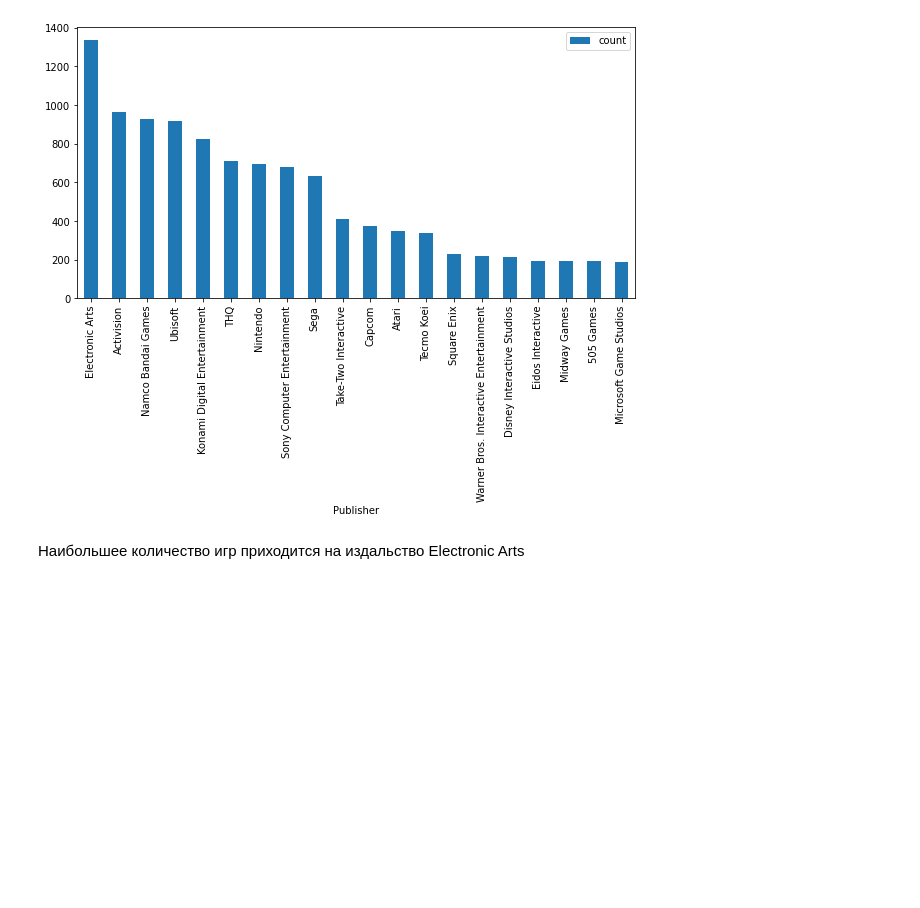
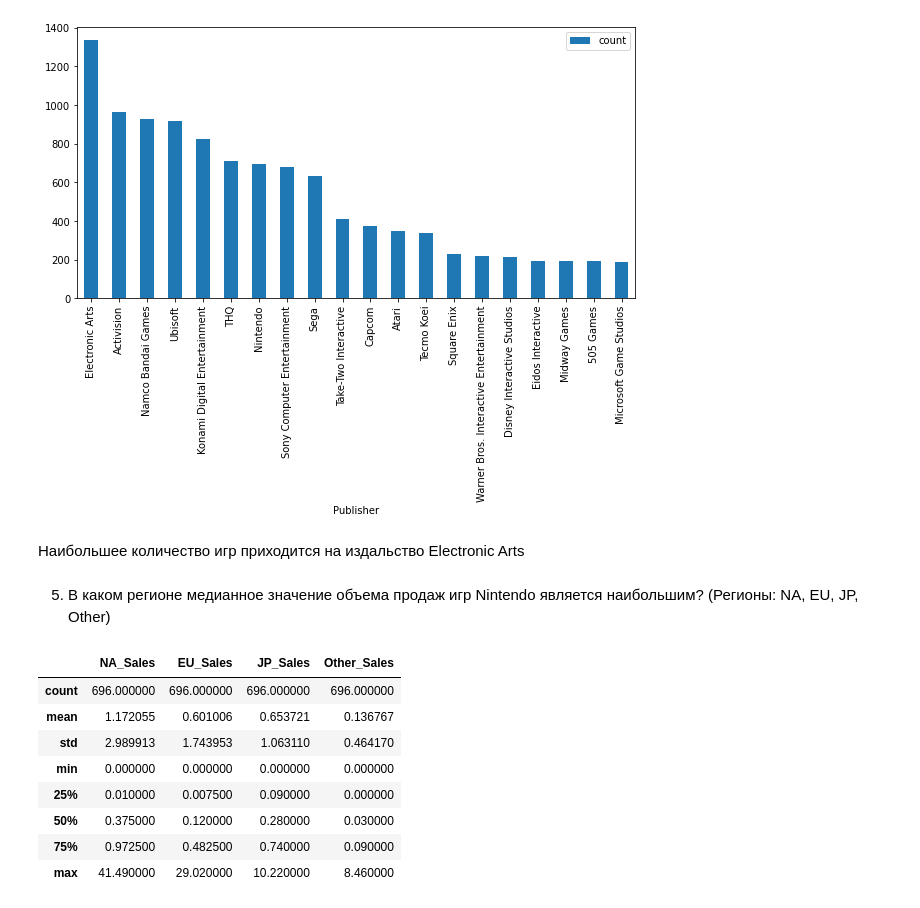
Before and after one commit to VPonomarev42/LearningRep, a Jupyter notebook: stats/stats_miniproject_1.ipynb, the cells around one changed output. Cells and saved outputs as stored; diff of their text form; code cells hidden in the pictures; blank space fills up the shorter version.

```diff
--- a/stats/stats_miniproject_1.ipynb
+++ b/stats/stats_miniproject_1.ipynb
@@ -136,3 +136,17 @@ top_pubplishers.iloc[:20,:].plot.bar(figsize=(10,5))
 [figure]
 # %% [markdown]
 Наибольшее количество игр приходится на издальство Electronic Arts
+# %% [markdown]
+5. В каком регионе медианное значение объема продаж игр Nintendo является наибольшим? (Регионы: NA, EU, JP, Other)
+# %%
+data.query("Publisher == 'Nintendo'")[['NA_Sales', 'EU_Sales', 'JP_Sales', 'Other_Sales']].describe()
+# %% [output]
+|  | NA_Sales | EU_Sales | JP_Sales | Other_Sales |
+| count | 696.000000 | 696.000000 | 696.000000 | 696.000000 |
+| mean | 1.172055 | 0.601006 | 0.653721 | 0.136767 |
+| std | 2.989913 | 1.743953 | 1.063110 | 0.464170 |
+| min | 0.000000 | 0.000000 | 0.000000 | 0.000000 |
+| 25% | 0.010000 | 0.007500 | 0.090000 | 0.000000 |
+| 50% | 0.375000 | 0.120000 | 0.280000 | 0.030000 |
+| 75% | 0.972500 | 0.482500 | 0.740000 | 0.090000 |
+| max | 41.490000 | 29.020000 | 10.220000 | 8.460000 |
```
Also changed, not shown: parts of 5 cells of this notebook.
